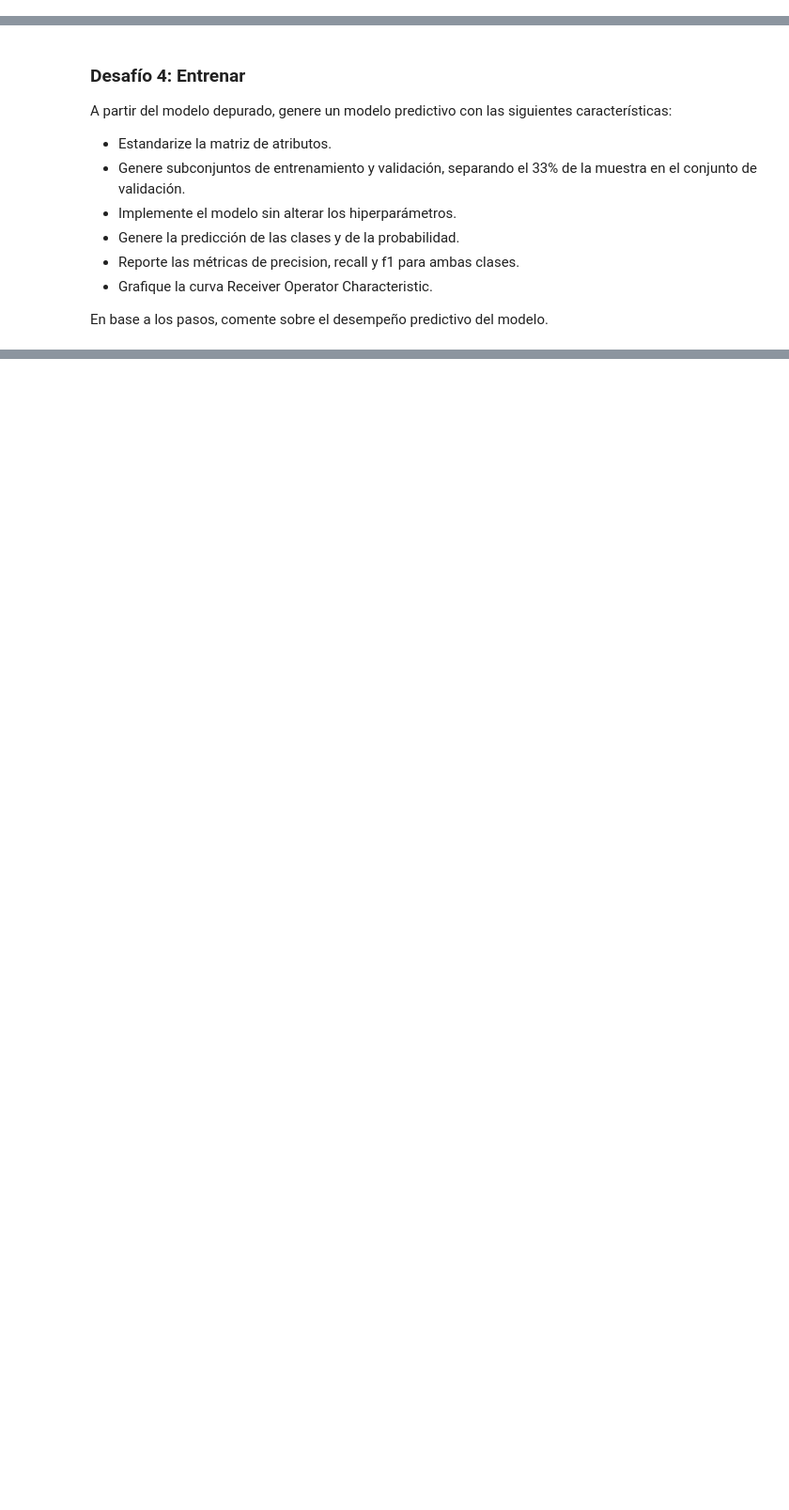
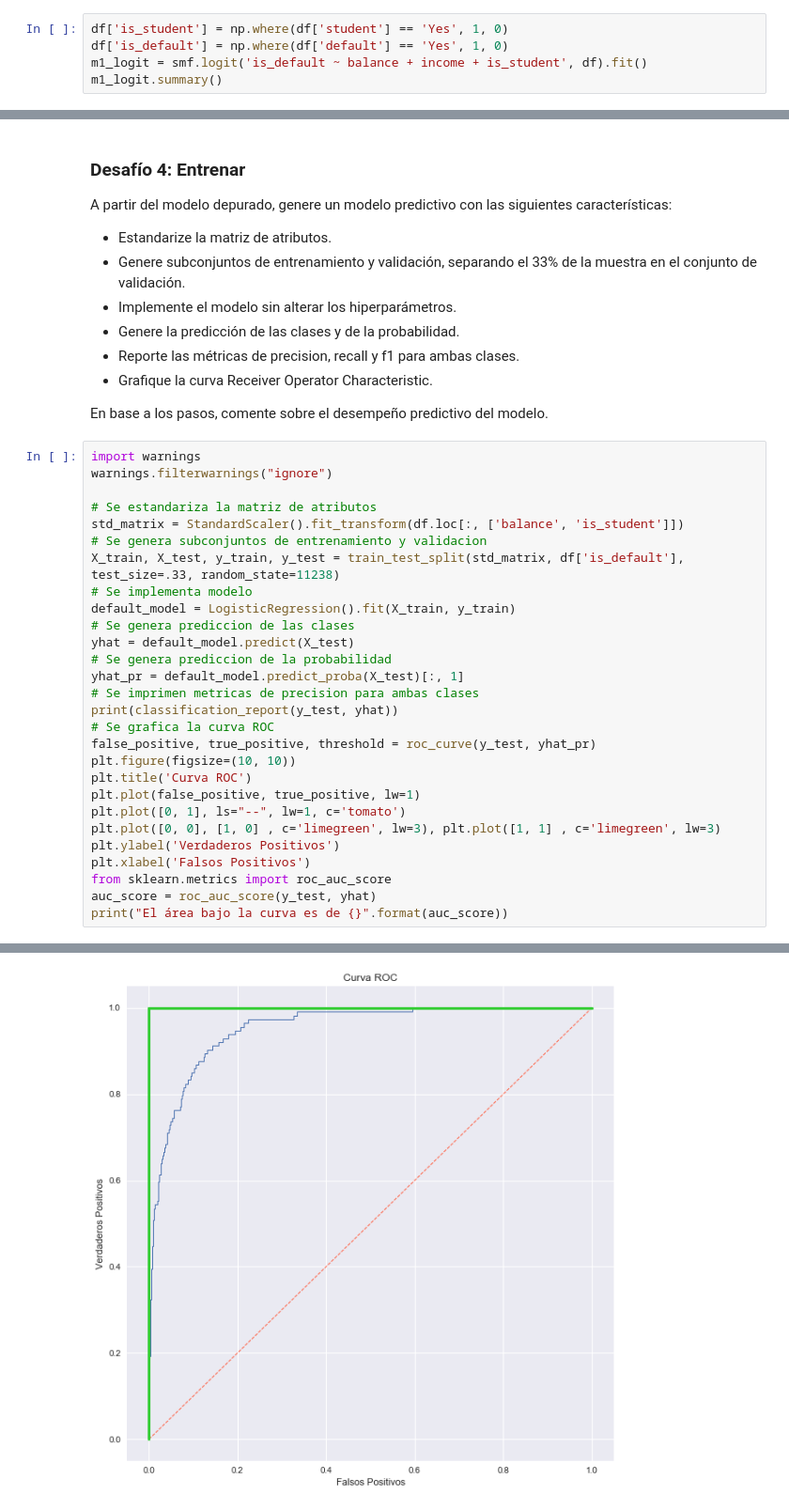
Before and after one commit to jvaldesh/data_science, a Jupyter notebook: 02_fundamentos_data_science/12. Clasificación desde Machine Learning/Julio Valdés Desafio- regresión_logistica2.ipynb, the cells around one changed output, grey strips where cells are left out. Shown at 94% size. Cells and saved outputs as stored; diff of their text form; blank space fills up the shorter version.

```diff
--- a/02_fundamentos_data_science/12. Clasificación desde Machine Learning/Julio Valdés Desafio- regresión_logistica2.ipynb
+++ b/02_fundamentos_data_science/12. Clasificación desde Machine Learning/Julio Valdés Desafio- regresión_logistica2.ipynb
@@ -43,3 +118,8 @@ $$\log\left(\frac{p({default=1})}{1 - p({default=1})}\right)={{\beta }_{0} + {\b
 
 
 A partir de este modelo, depúrelo y mantenga las principales características. Ejecute de nuevo el modelo y comente brevemente sobre el comportamiento de los atributos.
+# %%
+df['is_student'] = np.where(df['student'] == 'Yes', 1, 0)
+df['is_default'] = np.where(df['default'] == 'Yes', 1, 0)
+m1_logit = smf.logit('is_default ~ balance + income + is_student', df).fit()
+m1_logit.summary()
@@ -54,3 +203,32 @@ A partir del modelo depurado, genere un modelo predictivo con las siguientes car
 *  Grafique la curva Receiver Operator Characteristic.
 
 En base a los pasos, comente sobre el desempeño predictivo del modelo.
+# %%
+import warnings
+warnings.filterwarnings("ignore")
+
+# Se estandariza la matriz de atributos
+std_matrix = StandardScaler().fit_transform(df.loc[:, ['balance', 'is_student']])
+# Se genera subconjuntos de entrenamiento y validacion
+X_train, X_test, y_train, y_test = train_test_split(std_matrix, df['is_default'], test_size=.33, random_state=11238)
+# Se implementa modelo
+default_model = LogisticRegression().fit(X_train, y_train)
+# Se genera prediccion de las clases
+yhat = default_model.predict(X_test)
+# Se genera prediccion de la probabilidad
+yhat_pr = default_model.predict_proba(X_test)[:, 1]
+# Se imprimen metricas de precision para ambas clases
+print(classification_report(y_test, yhat))
+# Se grafica la curva ROC
+false_positive, true_positive, threshold = roc_curve(y_test, yhat_pr)
+plt.figure(figsize=(10, 10))
+plt.title('Curva ROC')
+plt.plot(false_positive, true_positive, lw=1)
+plt.plot([0, 1], ls="--", lw=1, c='tomato')
+plt.plot([0, 0], [1, 0] , c='limegreen', lw=3), plt.plot([1, 1] , c='limegreen', lw=3)
+plt.ylabel('Verdaderos Positivos')
+plt.xlabel('Falsos Positivos')
+from sklearn.metrics import roc_auc_score
+auc_score = roc_auc_score(y_test, yhat)
+print("El área bajo la curva es de {}".format(auc_score))
+# %% [output]
@@ -56,0 +245 @@ En base a los pasos, comente sobre el desempeño predictivo del modelo.
+[figure, added]
```
Also changed, not shown: parts of 12 cells of this notebook.
